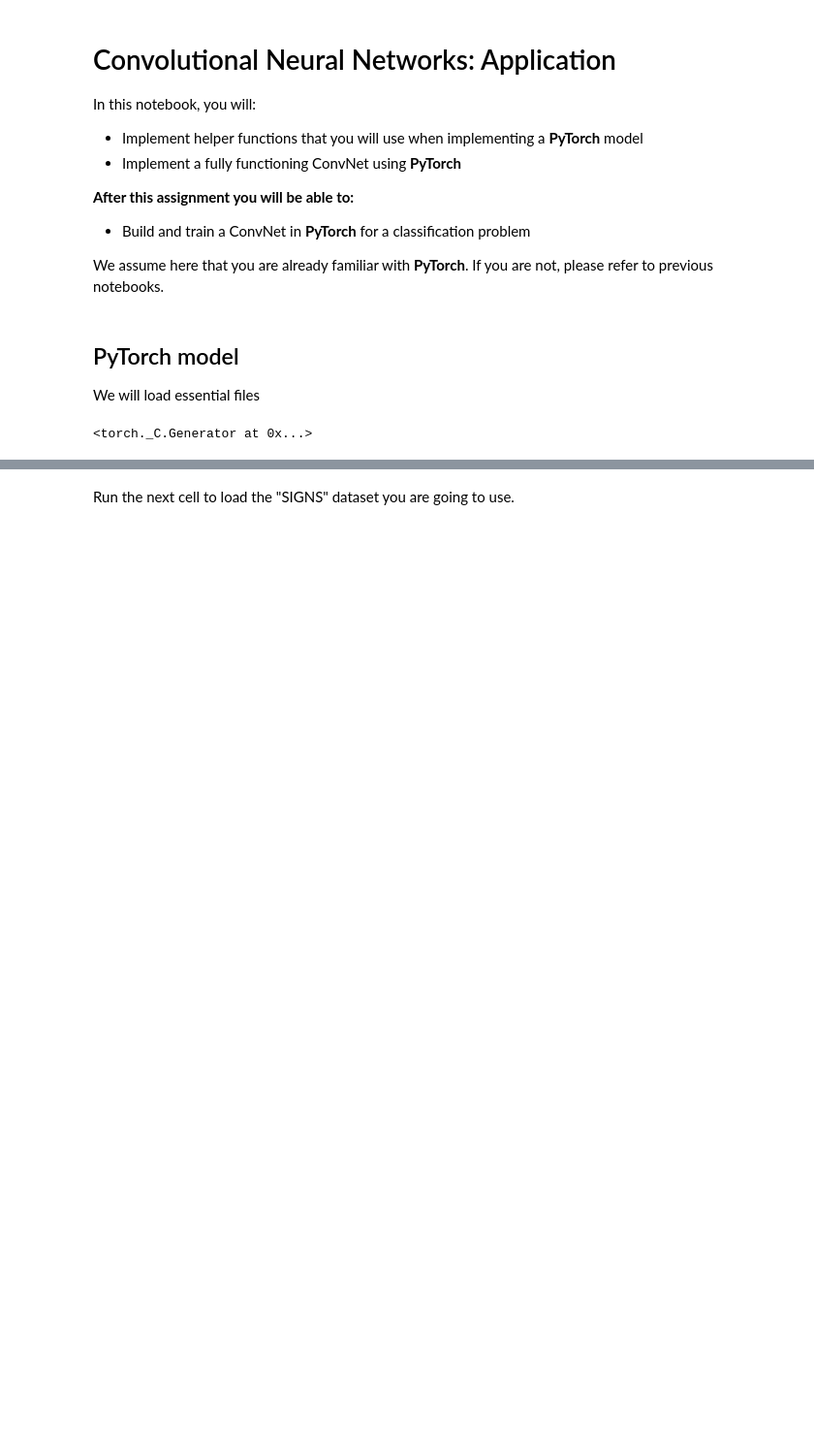
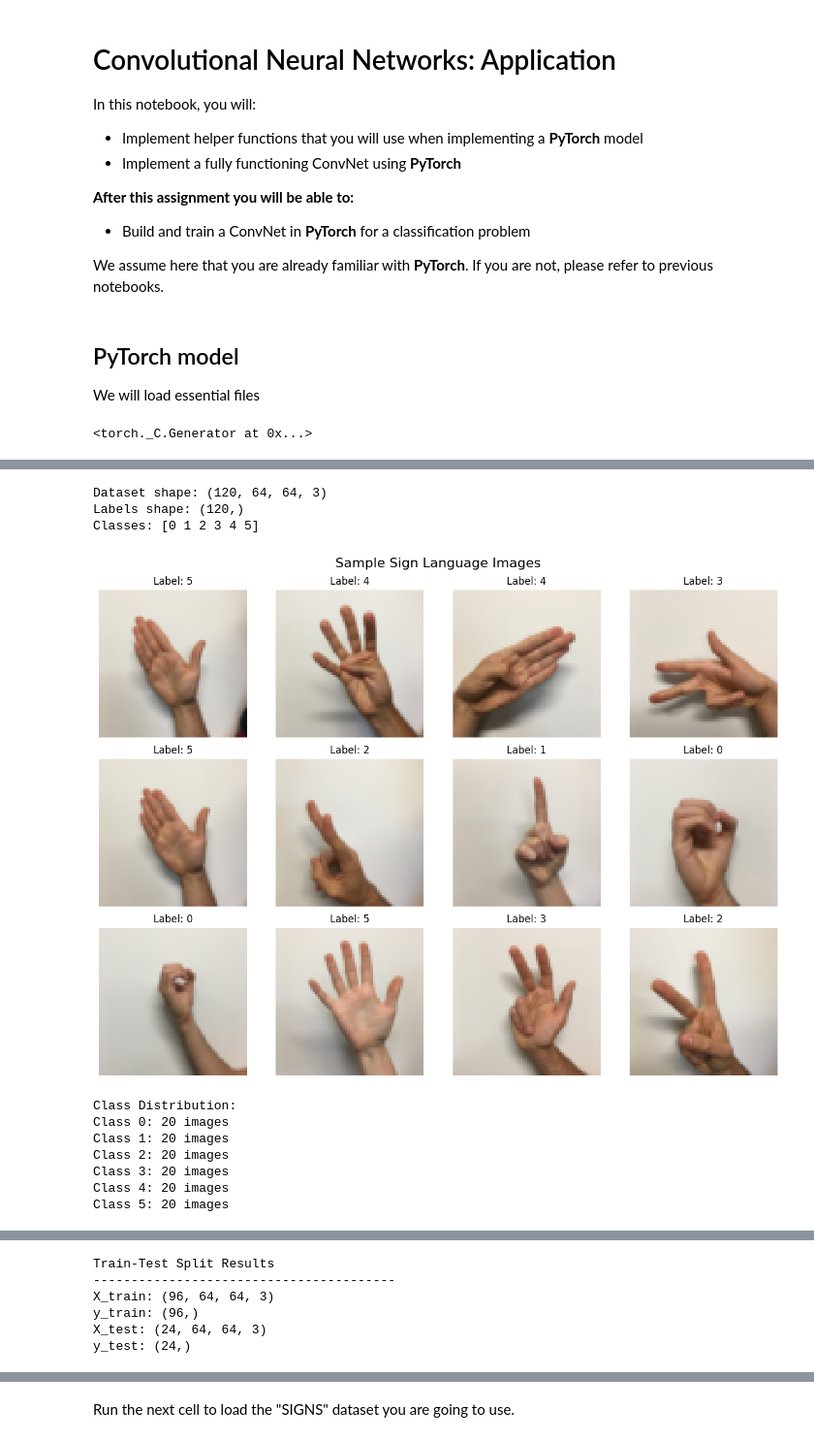
Before and after one commit to Ag3-S/Neural-Networks-Lab, a Jupyter notebook: Experiment_8_pytorch_CNN.ipynb, the cells around one changed output, grey strips where cells are left out. Shown at 97% size. Cells and saved outputs as stored; diff of their text form; code cells hidden in the pictures; blank space fills up the shorter version.

```diff
--- a/Experiment_8_pytorch_CNN.ipynb
+++ b/Experiment_8_pytorch_CNN.ipynb
@@ -39,0 +80,74 @@ torch.manual_seed(1) # PyTorch seed for reproducibility
+# %%
+
+# 1. Extract images, labels and classes
+
+X = data["test_set_x"]
+y = data["test_set_y"]
+classes = data["list_classes"]
+
+print("Dataset shape:", X.shape)
+print("Labels shape:", y.shape)
+print("Classes:", classes)
+
+
+# 2. Visualize sample images
+
+fig, axes = plt.subplots(3, 4, figsize=(12, 9))
+
+indices = np.random.choice(len(X), 12, replace=False)
+
+for ax, idx in zip(axes.flat, indices):
+    ax.imshow(X[idx])
+    ax.set_title(f"Label: {y[idx]}")
+    ax.axis("off")
+
+plt.suptitle("Sample Sign Language Images", fontsize=16)
+plt.tight_layout()
+plt.show()
+
+
+# 3. Analyze class distribution
+
+unique_classes, counts = np.unique(y, return_counts=True)
+
+print("\nClass Distribution:")
+for cls, count in zip(unique_classes, counts):
+    print(f"Class {cls}: {count} images")
+
+plt.figure(figsize=(8, 5))
+plt.bar(unique_classes, counts)
+plt.xlabel("Class")
+plt.ylabel("Number of Images")
+plt.title("Class Distribution")
+plt.xticks(unique_classes)
+plt.show()
+
+
+# 4. Train-Test Split (80:20)
+
+X_train, X_test, y_train, y_test = train_test_split(
+    X,
+    y,
+    test_size=0.2,
+    random_state=42,
+    stratify=y
+)
+
+print("\nTrain-Test Split Results")
+print("-" * 40)
+print("X_train:", X_train.shape)
+print("y_train:", y_train.shape)
+print("X_test:", X_test.shape)
+print("y_test:", y_test.shape)
+# %% [output]
+Dataset shape: (120, 64, 64, 3)
+Labels shape: (120,)
+Classes: [0 1 2 3 4 5]
+[figure, added]
+Class Distribution:
+Class 0: 20 images
+Class 1: 20 images
+Class 2: 20 images
+Class 3: 20 images
+Class 4: 20 images
+Class 5: 20 images
@@ -39,0 +155,6 @@ torch.manual_seed(1) # PyTorch seed for reproducibility
+Train-Test Split Results
+----------------------------------------
+X_train: (96, 64, 64, 3)
+y_train: (96,)
+X_test: (24, 64, 64, 3)
+y_test: (24,)
```
Also changed, not shown: parts of 10 cells of this notebook.
